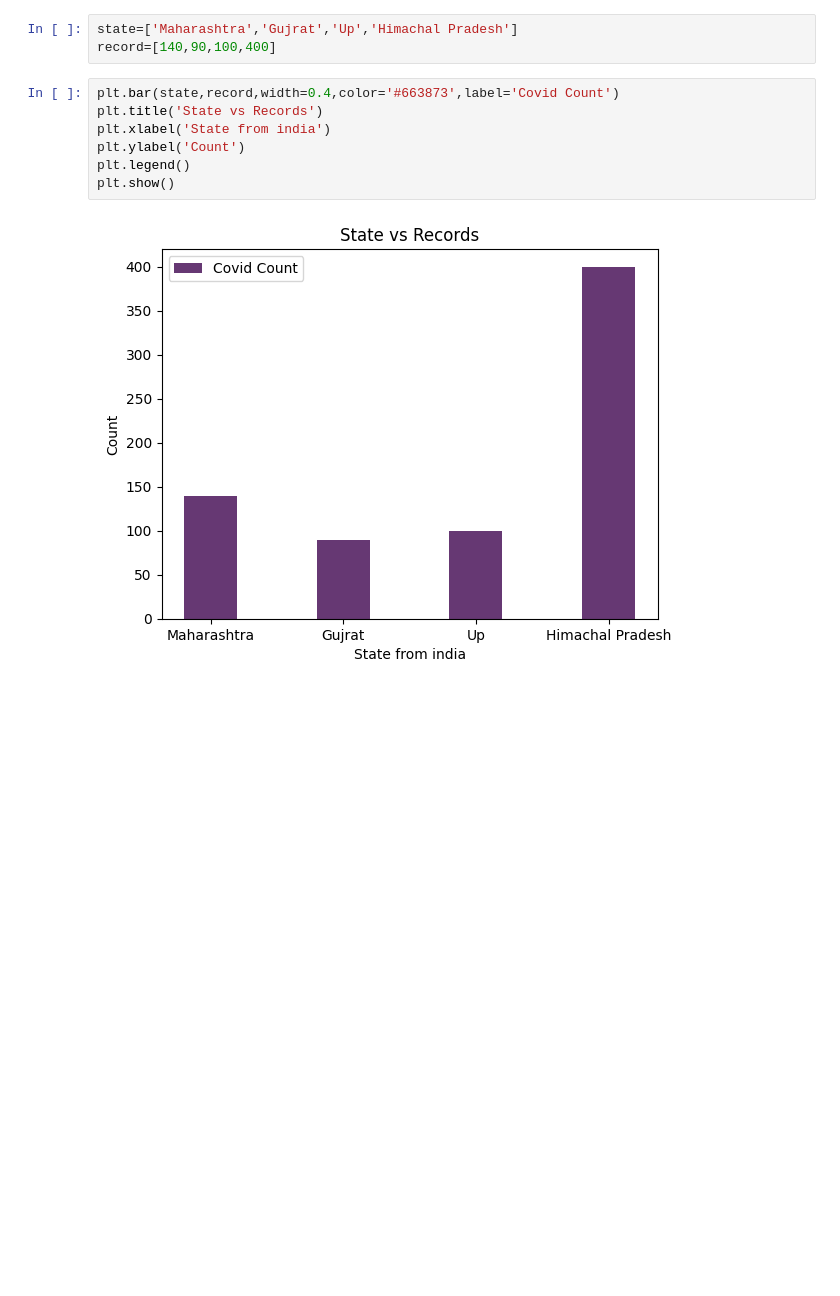
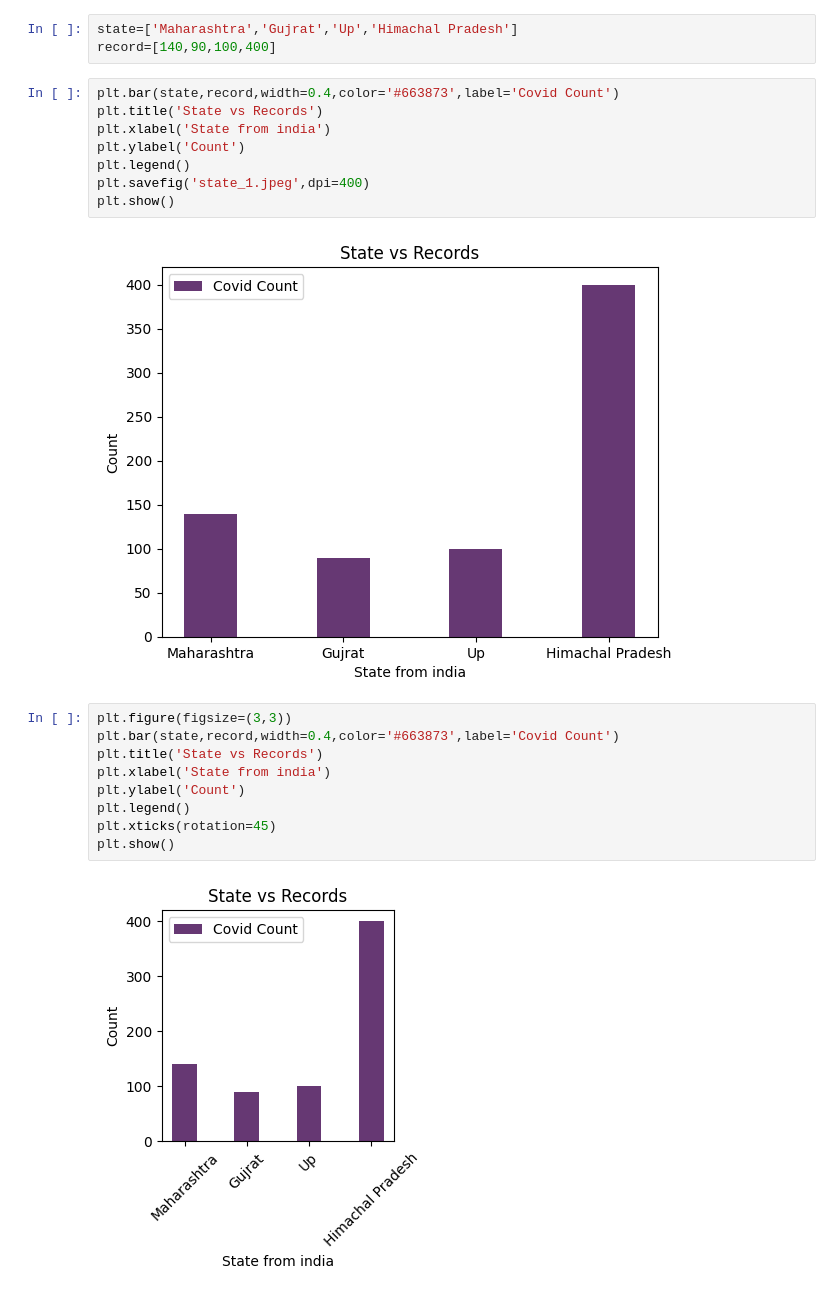
Before and after one commit to Tejasp9090/data_science_practice, a Jupyter notebook: DS_DAY_8_Matplot.ipynb, the cells around one changed output. Cells and saved outputs as stored; diff of their text form; blank space fills up the shorter version.

```diff
--- a/DS_DAY_8_Matplot.ipynb
+++ b/DS_DAY_8_Matplot.ipynb
@@ -17,6 +17,18 @@ plt.title('State vs Records')
 plt.xlabel('State from india')
 plt.ylabel('Count')
 plt.legend()
+plt.savefig('state_1.jpeg',dpi=400)
 plt.show()
 # %% [output]
 [figure]
+# %%
+plt.figure(figsize=(3,3))
+plt.bar(state,record,width=0.4,color='#663873',label='Covid Count')
+plt.title('State vs Records')
+plt.xlabel('State from india')
+plt.ylabel('Count')
+plt.legend()
+plt.xticks(rotation=45)
+plt.show()
+# %% [output]
+[figure, added]
```
Also changed, not shown: parts of 1 cell of this notebook.
